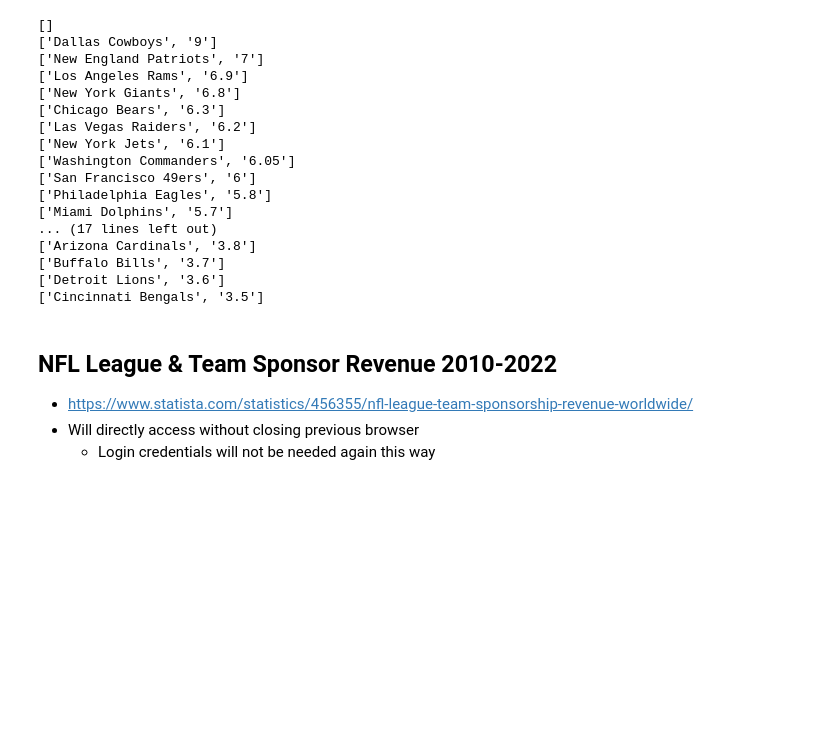
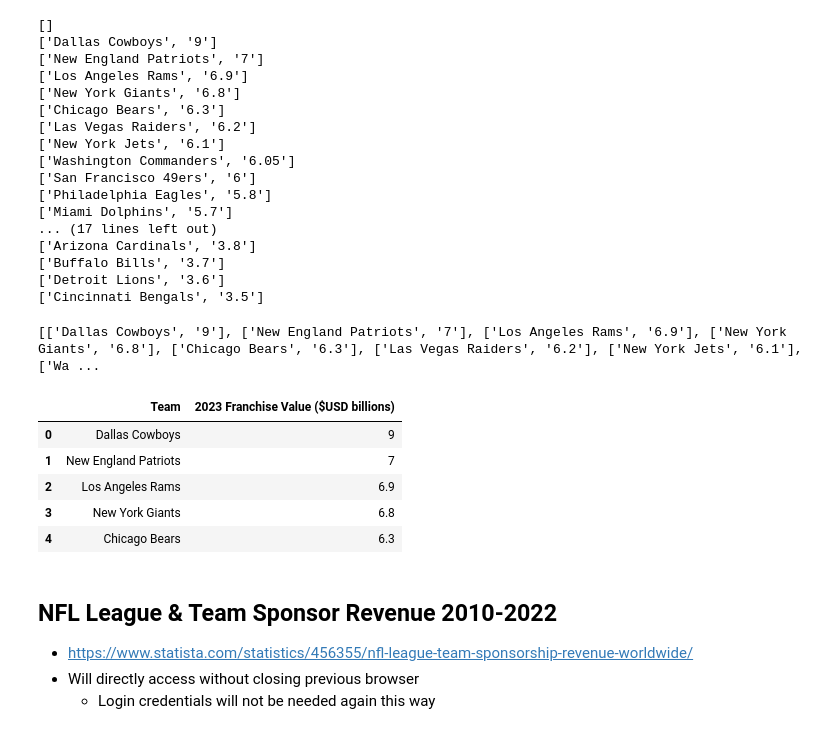
Before and after one commit to JP-Butler/Pro_Sports_Salary_Analysis, a Jupyter notebook: notebooks/data_scraping.ipynb, the cells around one changed output. Drawn from its saved outputs; the diff is of its cells as text; code cells hidden in the pictures; blank space fills up the shorter version.

Commit message:
"adding list to DataFrame conversion for NFL vals site data"

```diff
--- a/notebooks/data_scraping.ipynb
+++ b/notebooks/data_scraping.ipynb
@@ -182,6 +182,26 @@ for row in table_data:
 ['Buffalo Bills', '3.7']
 ['Detroit Lions', '3.6']
 ['Cincinnati Bengals', '3.5']
+# %%
+# Remove empty first list item (index 0)
+del table_data[0]
+
+print(table_data)
+# %% [output]
+[['Dallas Cowboys', '9'], ['New England Patriots', '7'], ['Los Angeles Rams', '6.9'], ['New York Giants', '6.8'], ['Chicago Bears', '6.3'], ['Las Vegas Raiders', '6.2'], ['New York Jets', '6.1'], ['Wa ...
+# %%
+# Convert NFL Team Valuation list to DataFrame
+nfl_valuation_df = pd.DataFrame(table_data, columns=['Team', '2023 Franchise Value ($USD billions)'])
+
+# Display DF
+nfl_valuation_df.head()
+# %% [output]
+|  | Team | 2023 Franchise Value ($USD billions) |
+| 0 | Dallas Cowboys | 9 |
+| 1 | New England Patriots | 7 |
+| 2 | Los Angeles Rams | 6.9 |
+| 3 | New York Giants | 6.8 |
+| 4 | Chicago Bears | 6.3 |
 # %% [markdown]
 ## NFL League & Team Sponsor Revenue 2010-2022
 * https://www.statista.com/statistics/456355/nfl-league-team-sponsorship-revenue-worldwide/
```
Also changed, not shown: parts of 6 cells of this notebook.
